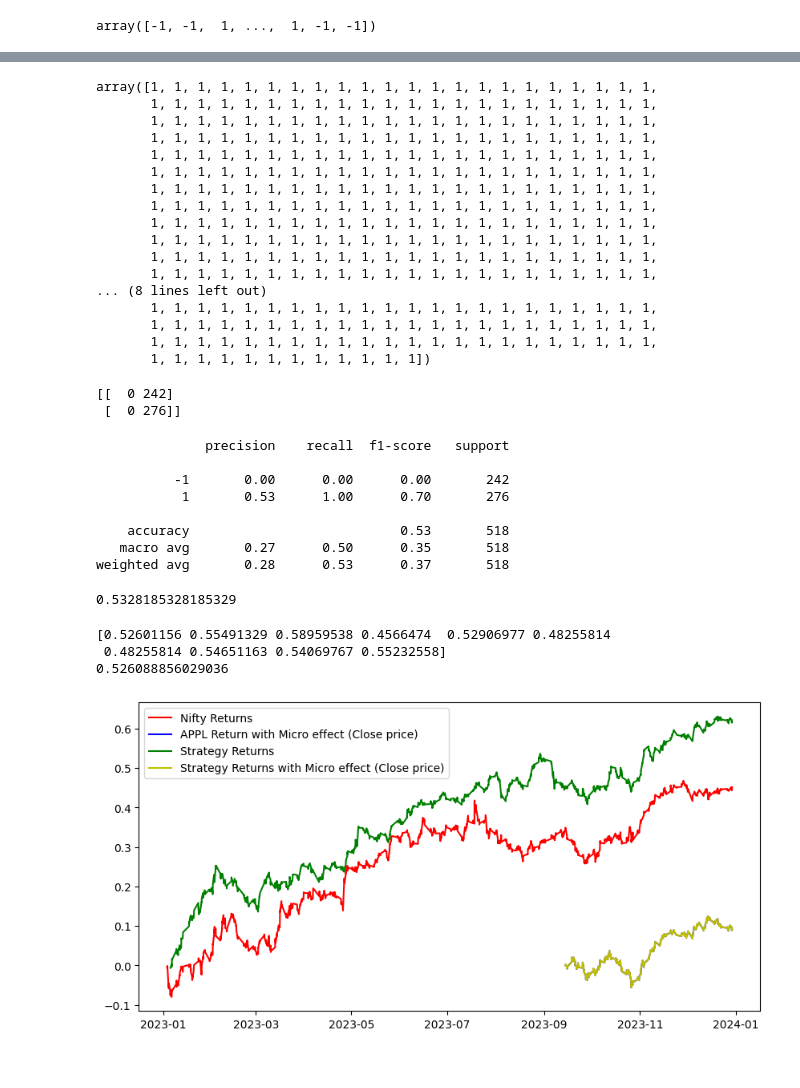
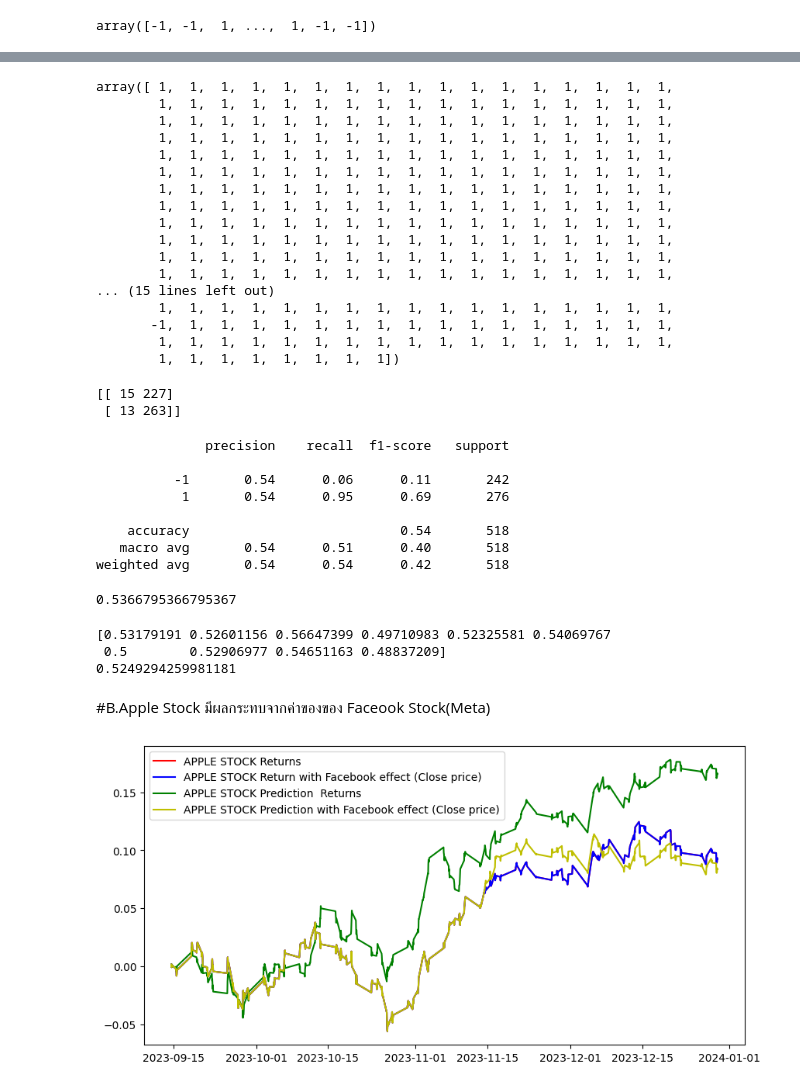
Before and after one commit to inuneko89/DADS_6003, a Jupyter notebook: Logistic_Regression.ipynb, the cells around one changed output, grey strips where cells are left out. Saved outputs shown, nothing was run; the diff lists cells and outputs as text; code cells hidden in the pictures.

```diff
--- a/Logistic_Regression.ipynb
+++ b/Logistic_Regression.ipynb
@@ -309,11 +292,11 @@ df['Predicted_Signal'] = predicted_signal
 
 # คำนวณผลตอบแทนของ Nifty
 df['Nifty_returns'] = np.log(df['Close'] / df['Close'].shift(1))
-Cumulative_Nifty_returns = np.cumsum(df['Nifty_returns'])  # ต้องกำหนด split ตามที่เหมาะสม
+Cumulative_Nifty_returns = np.cumsum(df[split:]['Nifty_returns'])  # ต้องกำหนด split ตามที่เหมาะสม
 
 # คำนวณผลตอบแทนของกลยุทธ์
 df['Strategy_returns'] = df['Nifty_returns'] * df['Predicted_Signal'].shift(1)
-Cumulative_Strategy_returns = np.cumsum(df['Strategy_returns'])  # ต้องกำหนด split ตามที่เหมาะสม
+Cumulative_Strategy_returns = np.cumsum(df[split:]['Strategy_returns'])  # ต้องกำหนด split ตามที่เหมาะสม
 
 # พล็อตกราฟ
 plt.figure(figsize=(10,5))
@@ -341,5 +324,6 @@ See the caveats in the documentation: https://pandas.pydata.org/pandas-docs/stab
 # %%
-Micro = yf.Ticker('MSFT')
+#Micro = yf.Ticker('MSFT')
+Micro = yf.Ticker('META')
 interval = '1h'
 start = '2023-1-1'
 end = '2023-12-31'
@@ -472,76 +456,78 @@ array([[0.38341231, 0.61658769],
 predictedb = modelb.predict(Xb_test)
 predictedb
 # %% [output]
-array([1, 1, 1, 1, 1, 1, 1, 1, 1, 1, 1, 1, 1, 1, 1, 1, 1, 1, 1, 1, 1, 1,
-       1, 1, 1, 1, 1, 1, 1, 1, 1, 1, 1, 1, 1, 1, 1, 1, 1, 1, 1, 1, 1, 1,
-       1, 1, 1, 1, 1, 1, 1, 1, 1, 1, 1, 1, 1, 1, 1, 1, 1, 1, 1, 1, 1, 1,
-       1, 1, 1, 1, 1, 1, 1, 1, 1, 1, 1, 1, 1, 1, 1, 1, 1, 1, 1, 1, 1, 1,
-       1, 1, 1, 1, 1, 1, 1, 1, 1, 1, 1, 1, 1, 1, 1, 1, 1, 1, 1, 1, 1, 1,
-       1, 1, 1, 1, 1, 1, 1, 1, 1, 1, 1, 1, 1, 1, 1, 1, 1, 1, 1, 1, 1, 1,
-       1, 1, 1, 1, 1, 1, 1, 1, 1, 1, 1, 1, 1, 1, 1, 1, 1, 1, 1, 1, 1, 1,
-       1, 1, 1, 1, 1, 1, 1, 1, 1, 1, 1, 1, 1, 1, 1, 1, 1, 1, 1, 1, 1, 1,
-       1, 1, 1, 1, 1, 1, 1, 1, 1, 1, 1, 1, 1, 1, 1, 1, 1, 1, 1, 1, 1, 1,
-       1, 1, 1, 1, 1, 1, 1, 1, 1, 1, 1, 1, 1, 1, 1, 1, 1, 1, 1, 1, 1, 1,
-       1, 1, 1, 1, 1, 1, 1, 1, 1, 1, 1, 1, 1, 1, 1, 1, 1, 1, 1, 1, 1, 1,
-       1, 1, 1, 1, 1, 1, 1, 1, 1, 1, 1, 1, 1, 1, 1, 1, 1, 1, 1, 1, 1, 1,
-... (8 lines left out)
-       1, 1, 1, 1, 1, 1, 1, 1, 1, 1, 1, 1, 1, 1, 1, 1, 1, 1, 1, 1, 1, 1,
-       1, 1, 1, 1, 1, 1, 1, 1, 1, 1, 1, 1, 1, 1, 1, 1, 1, 1, 1, 1, 1, 1,
-       1, 1, 1, 1, 1, 1, 1, 1, 1, 1, 1, 1, 1, 1, 1, 1, 1, 1, 1, 1, 1, 1,
-       1, 1, 1, 1, 1, 1, 1, 1, 1, 1, 1, 1])
+array([ 1,  1,  1,  1,  1,  1,  1,  1,  1,  1,  1,  1,  1,  1,  1,  1,  1,
+        1,  1,  1,  1,  1,  1,  1,  1,  1,  1,  1,  1,  1,  1,  1,  1,  1,
+        1,  1,  1,  1,  1,  1,  1,  1,  1,  1,  1,  1,  1,  1,  1,  1,  1,
+        1,  1,  1,  1,  1,  1,  1,  1,  1,  1,  1,  1,  1,  1,  1,  1,  1,
+        1,  1,  1,  1,  1,  1,  1,  1,  1,  1,  1,  1,  1,  1,  1,  1,  1,
+        1,  1,  1,  1,  1,  1,  1,  1,  1,  1,  1,  1,  1,  1,  1,  1,  1,
+        1,  1,  1,  1,  1,  1,  1,  1,  1,  1,  1,  1,  1,  1,  1,  1,  1,
+        1,  1,  1,  1,  1,  1,  1,  1,  1,  1,  1,  1,  1,  1,  1,  1,  1,
+        1,  1,  1,  1,  1,  1,  1,  1,  1,  1,  1,  1,  1,  1,  1,  1,  1,
+        1,  1,  1,  1,  1,  1,  1,  1,  1,  1,  1,  1,  1,  1,  1,  1,  1,
+        1,  1,  1,  1,  1,  1,  1,  1,  1,  1,  1,  1,  1,  1,  1,  1,  1,
+        1,  1,  1,  1,  1,  1,  1,  1,  1,  1,  1,  1,  1,  1,  1,  1,  1,
+... (15 lines left out)
+        1,  1,  1,  1,  1,  1,  1,  1,  1,  1,  1,  1,  1,  1,  1,  1,  1,
+       -1,  1,  1,  1,  1,  1,  1,  1,  1,  1,  1,  1,  1,  1,  1,  1,  1,
+        1,  1,  1,  1,  1,  1,  1,  1,  1,  1,  1,  1,  1,  1,  1,  1,  1,
+        1,  1,  1,  1,  1,  1,  1,  1])
 # %%
 
 print(metrics.confusion_matrix(yb_test, predictedb))
 # %% [output]
-[[  0 242]
- [  0 276]]
+[[ 15 227]
+ [ 13 263]]
 # %%
 print(metrics.classification_report(yb_test, predictedb))
 # %% [output]
               precision    recall  f1-score   support
 
-          -1       0.00      0.00      0.00       242
-           1       0.53      1.00      0.70       276
+          -1       0.54      0.06      0.11       242
+           1       0.54      0.95      0.69       276
 
-    accuracy                           0.53       518
-   macro avg       0.27      0.50      0.35       518
-weighted avg       0.28      0.53      0.37       518
+    accuracy                           0.54       518
+   macro avg       0.54      0.51      0.40       518
+weighted avg       0.54      0.54      0.42       518
 # %%
 print(modelb.score(Xb_test,yb_test))
 # %% [output]
-0.5328185328185329
+0.5366795366795367
 # %%
 cross_val = cross_val_score(LogisticRegression(), Xb, yb, scoring='accuracy', cv=10)
 print(cross_val)
 print(cross_val.mean())
 # %% [output]
-[0.52601156 0.55491329 0.58959538 0.4566474  0.52906977 0.48255814
- 0.48255814 0.54651163 0.54069767 0.55232558]
-0.526088856029036
+[0.53179191 0.52601156 0.56647399 0.49710983 0.52325581 0.54069767
+ 0.5        0.52906977 0.54651163 0.48837209]
+0.5249294259981181
+# %% [markdown]
+#B.Apple Stock มีผลกระทบจากค่าของของ Faceook Stock(Meta)
 # %%
 plt.figure(figsize=(10,5))
 
 ##เส้นที่ 1 ผลตอบแทนจริงของ BH กรณีปกติ
-plt.plot(Cumulative_Nifty_returns1, color='r',label = 'Nifty Returns')
+plt.plot(Cumulative_Nifty_returns, color='r',label = 'APPLE STOCK Returns')
 
 
 ##เส้นที่ 2 ผลตอบแทนจริงของ BH กรณีที่เอาราคาปิดของ Apple มาวิเคราะห์ร่วม/
 merged_df['Predicted_Signalb'] = modelb.predict(Xb)
 merged_df['APPL_Micro'] = np.log(merged_df['Close_APPL']/merged_df['Close_APPL'].shift(1))
 Cumulative_APPL_Micro_returns = np.cumsum(merged_df[splitb:]['APPL_Micro'])
-plt.plot(Cumulative_APPL_Micro_returns, color='b',label = 'APPL Return with Micro effect (Close price)')
+plt.plot(Cumulative_APPL_Micro_returns, color='b',label = 'APPLE STOCK Return with Facebook effect (Close price)')
 
 ##เส้นที่ 3 ผลตอบแทนของตาม model กรณีปกติ
-plt.plot(Cumulative_Strategy_returns, color='g', label = 'Strategy Returns')
+plt.plot(Cumulative_Strategy_returns, color='g', label = 'APPLE STOCK Prediction  Returns')
 
 
 ##เส้นที่ 4 ผลตอบแทนของตาม model กรณีที่เอาราคาปิดของ Apple มาวิเคราะห์ร่วม
 merged_df['Strategy_returnsb'] = merged_df['APPL_Micro']* merged_df['Predicted_Signalb'].shift(1)
 Cumulative_Strategy_returnsb = np.cumsum(merged_df[splitb:]['Strategy_returnsb'])
-plt.plot(Cumulative_Strategy_returnsb, color='y', label = 'Strategy Returns with Micro effect (Close price)')
+plt.plot(Cumulative_Strategy_returnsb, color='y', label = 'APPLE STOCK Prediction with Facebook effect (Close price)')
 
 
 plt.legend()
 plt.show()
 # %% [output]
-[figure, old version]
+[figure, new version]
```
Also changed, not shown: parts of 11 cells of this notebook.
